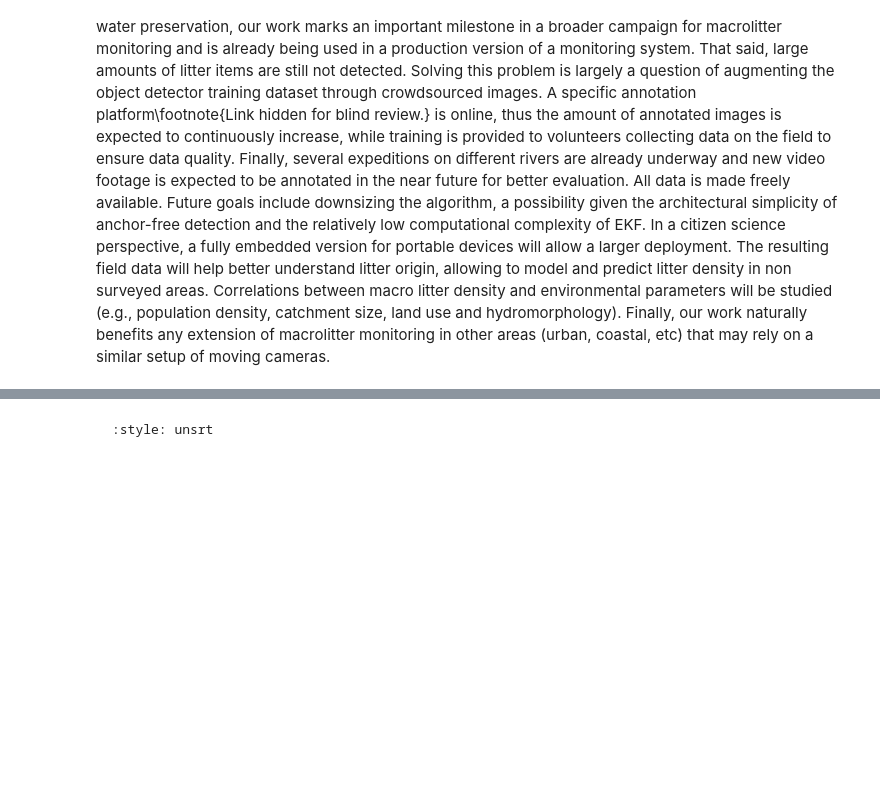
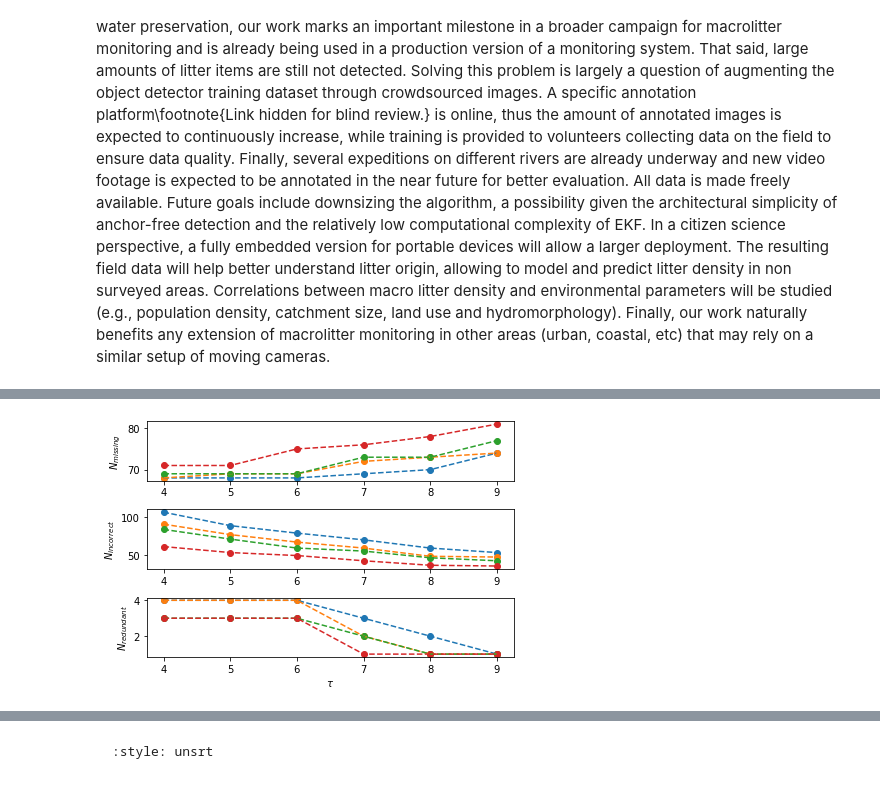
Before and after one commit to mchagneux/computo_paper, a Jupyter notebook: paper.ipynb, the cells around one changed output, grey strips where cells are left out. Drawn from its saved outputs; the diff is of its cells as text; code cells hidden in the pictures; blank space fills up the shorter version.

```diff
--- a/paper.ipynb
+++ b/paper.ipynb
@@ -836,0 +784,42 @@ This allows easier extension of our work to more challenging data.
+# %%
+tau_values = [i for i in range(4,10)]
+versions = ['v0','v2_3','v2_5','v2_7']
+fig, (ax0, ax1, ax2) = plt.subplots(3,1)
+
+for version in versions:
+    tracker_names = [f'ours_EKF_1_12fps_{version}_tau_{tau}' for tau in tau_values]
+    all_results = {tracker_name: pd.read_csv(os.path.join(eval_dir_short,'surfrider-test',tracker_name,'pedestrian_detailed.csv')).iloc[[-1]] for tracker_name in tracker_names}
+
+    n_missing = []
+    n_false = []
+    n_redundant = []
+    for tracker_name, tracker_results in all_results.items():
+        missing = (tracker_results['GT_IDs'] - tracker_results['Correct_IDs___50'])[27]
+        false = tracker_results['False_IDs___50'][27]
+        redundant = tracker_results['Redundant_IDs___50'][27]
+
+        n_missing.append(missing)
+        n_false.append(false)
+        n_redundant.append(redundant)
+
+    ax0.scatter(tau_values, n_missing, label=version)
+    ax0.plot(tau_values, n_missing, label=version, linestyle='dashed')
+    # ax0.set_xlabel('$\\tau$')
+    ax0.set_ylabel('$N_{missing}$')
+
+    ax1.scatter(tau_values, n_false, label=version)
+    ax1.plot(tau_values, n_false, label=version, linestyle='dashed')
+
+    # ax1.set_xlabel('$\\tau$')
+    ax1.set_ylabel('$N_{incorrect}$')
+
+    ax2.scatter(tau_values, n_redundant, label=version)
+    ax2.plot(tau_values, n_redundant, label=version, linestyle='dashed')
+    ax2.set_xlabel('$\\tau$')
+    ax2.set_ylabel('$N_{redundant}$')
+
+
+plt.tight_layout()
+plt.show()
+# %% [output]
+[figure, added]
```
Also changed, not shown: parts of 3 cells of this notebook, 1 other file.
